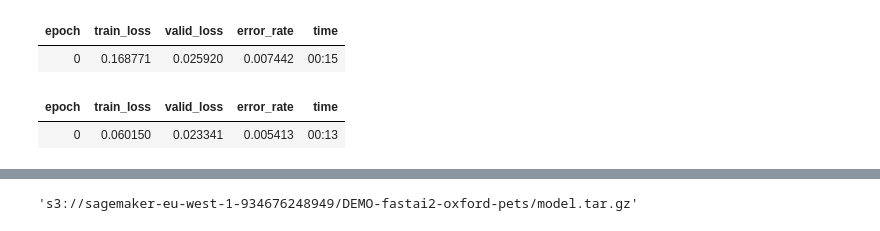
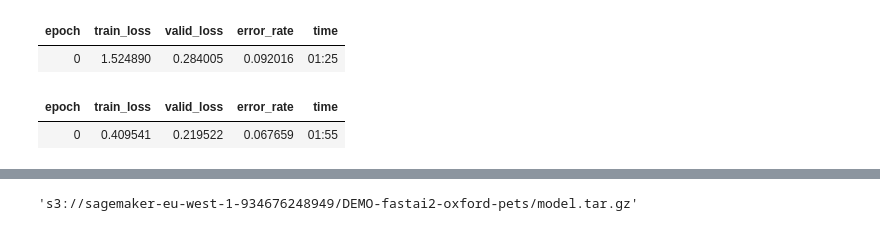
Before and after one commit to mattmcclean/fastai2-sagemaker-train-demo, a Jupyter notebook: Pets_fastai2.ipynb, the cells around one changed output, grey strips where cells are left out. Cells and saved outputs as stored; diff of their text form; code cells hidden in the pictures.

```diff
--- a/Pets_fastai2.ipynb
+++ b/Pets_fastai2.ipynb
@@ -8,11 +8,12 @@ from utils import *
 from fastai2.vision.all import *
 path = untar_data(URLs.PETS)/'images'
 
-def is_cat(x): return x[0].isupper()
-dls = ImageDataLoaders.from_name_func(
-    path, get_image_files(path), valid_pct=0.2, seed=42,
-    label_func=is_cat, item_tfms=Resize(224))
-
-learn = cnn_learner(dls, resnet34, metrics=error_rate)
+# create the image data loader
+dls = ImageDataLoaders.from_path_re(path, get_image_files(path), pat=r'(.+)_\d+.jpg$',
+                                    item_tfms=RandomResizedCrop(460, min_scale=0.75), bs=64,
+                                    batch_tfms=[*aug_transforms(size=299, max_warp=0),
+                                    Normalize.from_stats(*imagenet_stats)])
+# create the learner
+learn = cnn_learner(dls, resnet34, metrics=error_rate).to_fp16()
 learn.fine_tune(1)
 # %% [output]
@@ -21,4 +20,4 @@ Downloading: "https://download.pytorch.org/models/resnet34-333f7ec4.pth" to /hom
 | epoch | train_loss | valid_loss | error_rate | time |
-| 0 | 0.168771 | 0.025920 | 0.007442 | 00:15 |
+| 0 | 1.524890 | 0.284005 | 0.092016 | 01:25 |
 | epoch | train_loss | valid_loss | error_rate | time |
-| 0 | 0.060150 | 0.023341 | 0.005413 | 00:13 |
+| 0 | 0.409541 | 0.219522 | 0.067659 | 01:55 |
```
Also changed, not shown: parts of 16 cells of this notebook, 2 other files.
